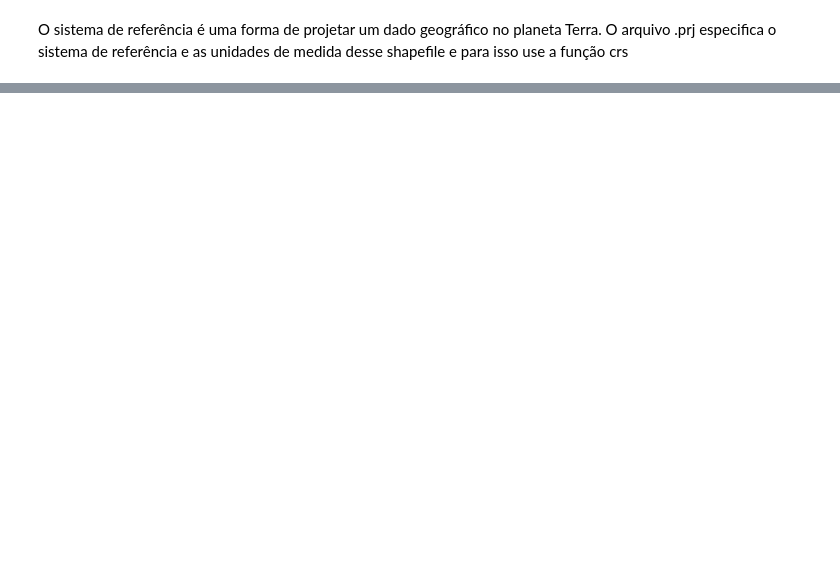
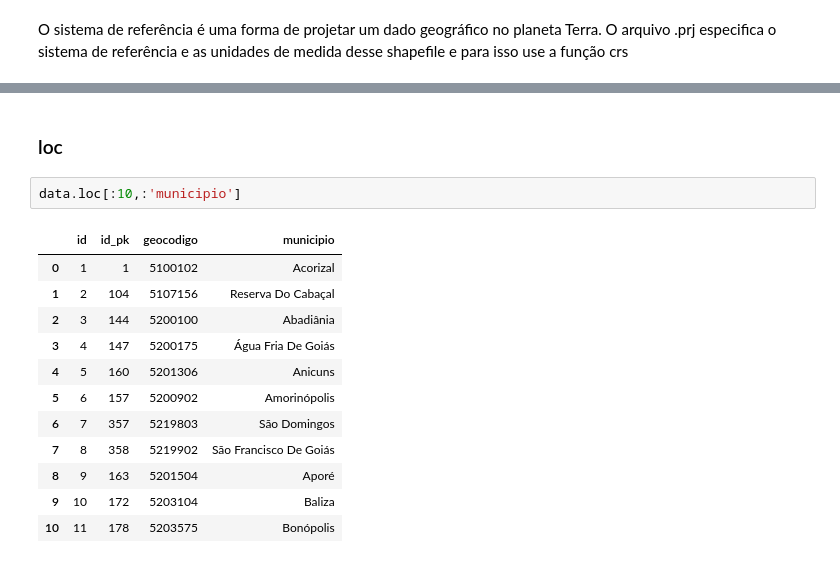
Before and after one commit to JoaoM199/geoprocessamento, a Jupyter notebook: python_gis/geopandas.ipynb, the cells around one changed output, grey strips where cells are left out. Drawn from its saved outputs; the diff is of its cells as text; blank space fills up the shorter version.

```diff
--- a/python_gis/geopandas.ipynb
+++ b/python_gis/geopandas.ipynb
@@ -25,0 +67,17 @@ data[:50] # 50 primeira linhas
+# %% [markdown]
+### loc
+# %%
+data.loc[:10,:'municipio']
+# %% [output]
+|  | id | id_pk | geocodigo | municipio |
+| 0 | 1 | 1 | 5100102 | Acorizal |
+| 1 | 2 | 104 | 5107156 | Reserva Do Cabaçal |
+| 2 | 3 | 144 | 5200100 | Abadiânia |
+| 3 | 4 | 147 | 5200175 | Água Fria De Goiás |
+| 4 | 5 | 160 | 5201306 | Anicuns |
+| 5 | 6 | 157 | 5200902 | Amorinópolis |
+| 6 | 7 | 357 | 5219803 | São Domingos |
+| 7 | 8 | 358 | 5219902 | São Francisco De Goiás |
+| 8 | 9 | 163 | 5201504 | Aporé |
+| 9 | 10 | 172 | 5203104 | Baliza |
+| 10 | 11 | 178 | 5203575 | Bonópolis |
```
Also changed, not shown: parts of 10 cells of this notebook, 8 other files.
